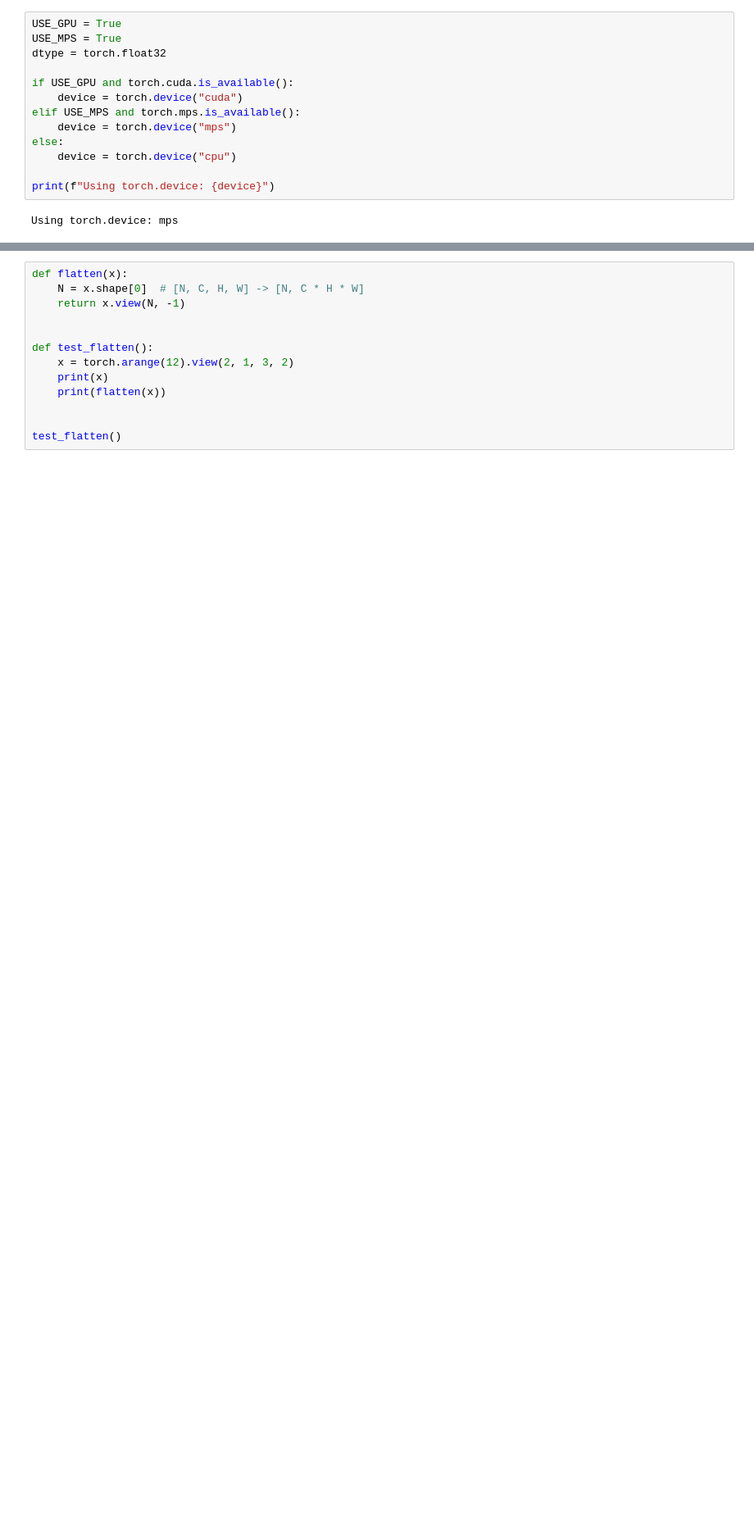
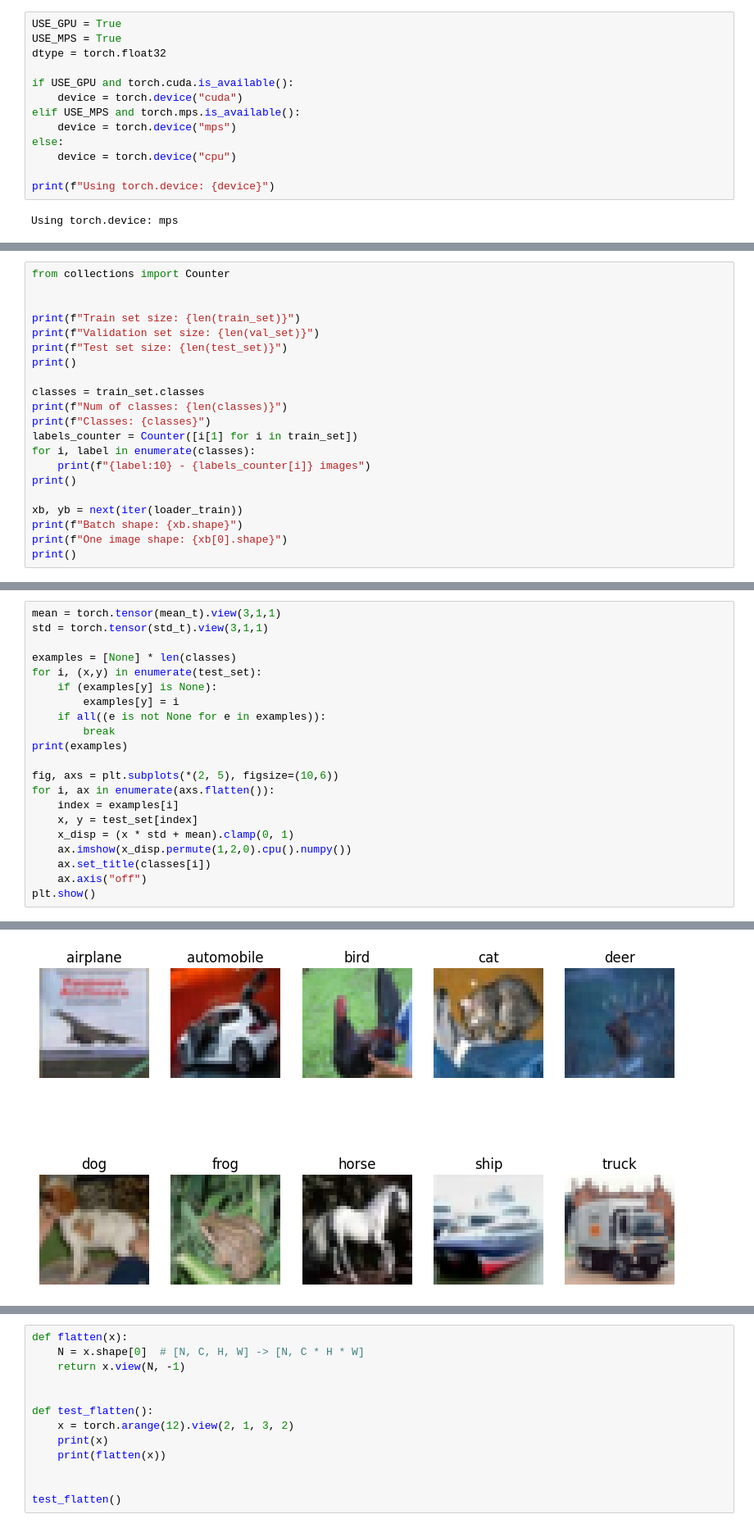
Before and after one commit to peplxx/Singidunum-DNNCV, a Jupyter notebook: Exercise-2-CIFAR10/cifar10-solution.ipynb, the cells around one changed output, grey strips where cells are left out. Shown at 82% size. Drawn from its saved outputs; the diff is of its cells as text; blank space fills up the shorter version.

```diff
--- a/Exercise-2-CIFAR10/cifar10-solution.ipynb
+++ b/Exercise-2-CIFAR10/cifar10-solution.ipynb
@@ -91,0 +117,21 @@ loader_test = DataLoader(test_set, batch_size=batch_size)
+# %%
+from collections import Counter
+
+
+print(f"Train set size: {len(train_set)}")
+print(f"Validation set size: {len(val_set)}")
+print(f"Test set size: {len(test_set)}")
+print()
+
+classes = train_set.classes
+print(f"Num of classes: {len(classes)}")
+print(f"Classes: {classes}")
+labels_counter = Counter([i[1] for i in train_set])
+for i, label in enumerate(classes):
+    print(f"{label:10} - {labels_counter[i]} images")
+print()
+
+xb, yb = next(iter(loader_train))
+print(f"Batch shape: {xb.shape}")
+print(f"One image shape: {xb[0].shape}")
+print()
@@ -91,0 +160,22 @@ loader_test = DataLoader(test_set, batch_size=batch_size)
+# %%
+mean = torch.tensor(mean_t).view(3,1,1)
+std = torch.tensor(std_t).view(3,1,1)
+
+examples = [None] * len(classes)
+for i, (x,y) in enumerate(test_set):
+    if (examples[y] is None):
+        examples[y] = i
+    if all((e is not None for e in examples)):
+        break
+print(examples)
+
+fig, axs = plt.subplots(*(2, 5), figsize=(10,6))
+for i, ax in enumerate(axs.flatten()):
+    index = examples[i]
+    x, y = test_set[index]
+    x_disp = (x * std + mean).clamp(0, 1)
+    ax.imshow(x_disp.permute(1,2,0).cpu().numpy())
+    ax.set_title(classes[i])
+    ax.axis("off")
+plt.show()
+# %% [output]
@@ -91,0 +183 @@ loader_test = DataLoader(test_set, batch_size=batch_size)
+[figure, added]
```
Also changed, not shown: parts of 34 cells of this notebook.
